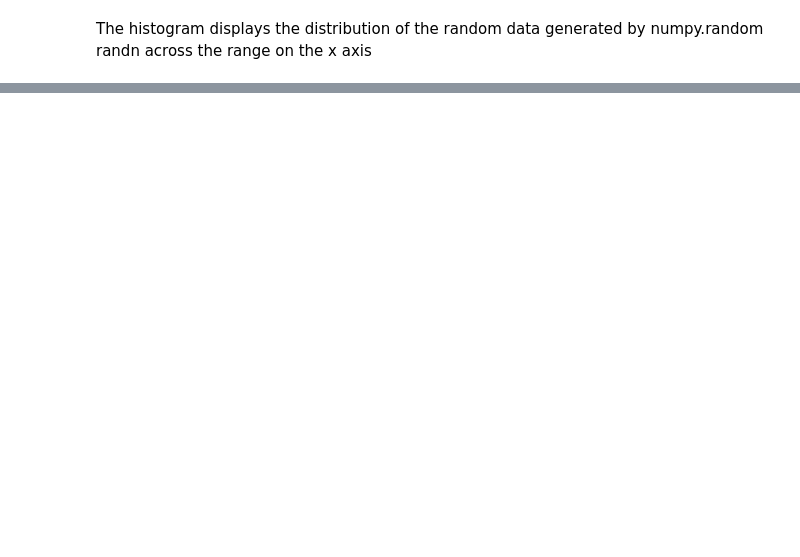
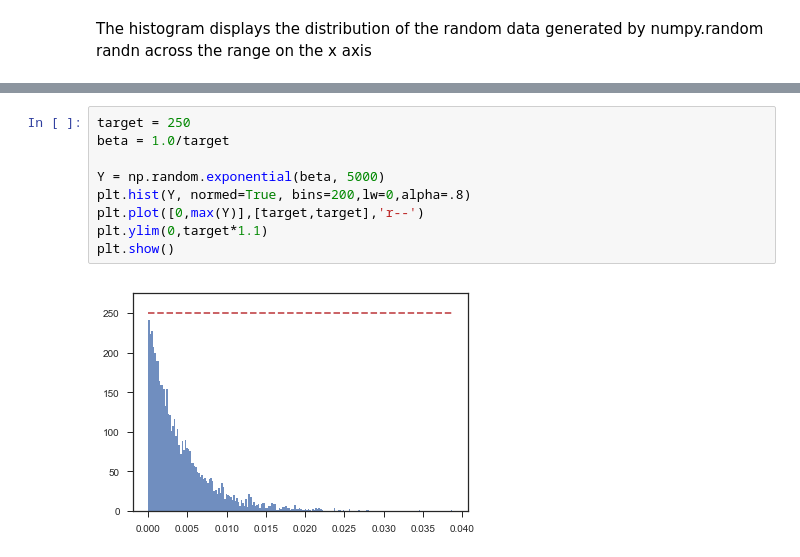
Before and after one commit to GraceAKelly/ProgrammingforDataAnalytics, a Jupyter notebook: Numpy-random.ipynb, the cells around one changed output, grey strips where cells are left out. Saved outputs shown, nothing was run; the diff lists cells and outputs as text; blank space fills up the shorter version.

```diff
--- a/Numpy-random.ipynb
+++ b/Numpy-random.ipynb
@@ -100,0 +190,11 @@ A display of variance in random data generation with x input vaiables
+# %%
+target = 250
+beta = 1.0/target
+
+Y = np.random.exponential(beta, 5000)
+plt.hist(Y, normed=True, bins=200,lw=0,alpha=.8)
+plt.plot([0,max(Y)],[target,target],'r--')
+plt.ylim(0,target*1.1)
+plt.show()
+# %% [output]
+[figure, added]
```
Also changed, not shown: parts of 30 cells of this notebook.
